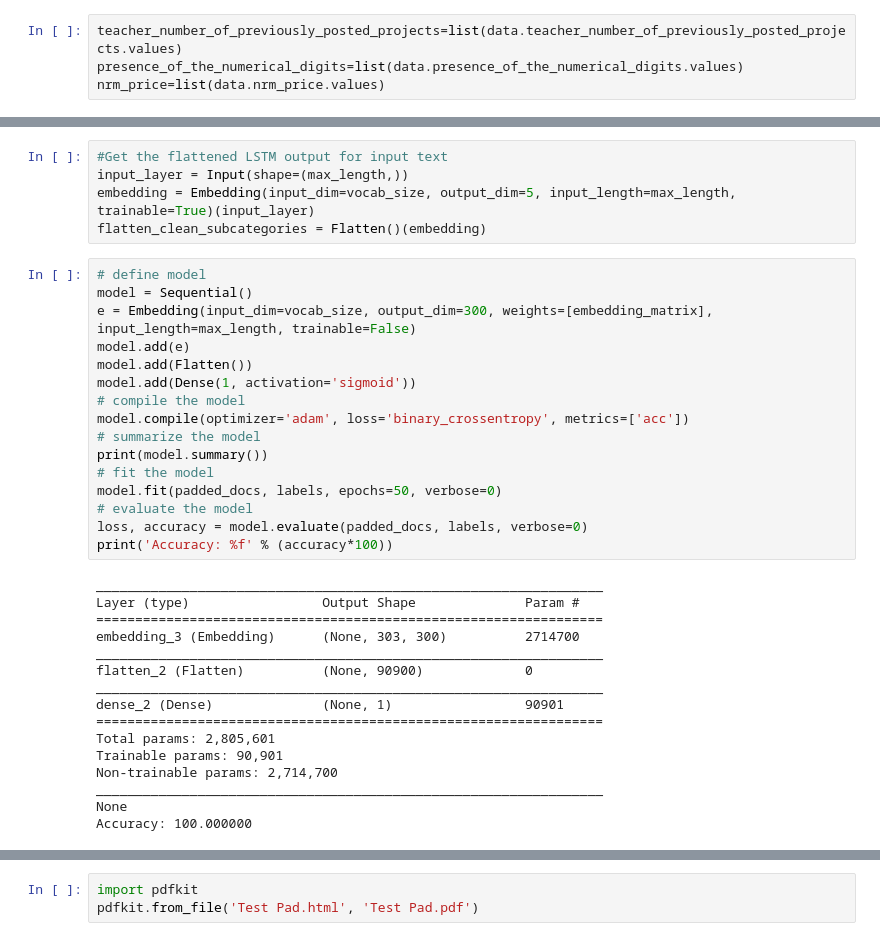
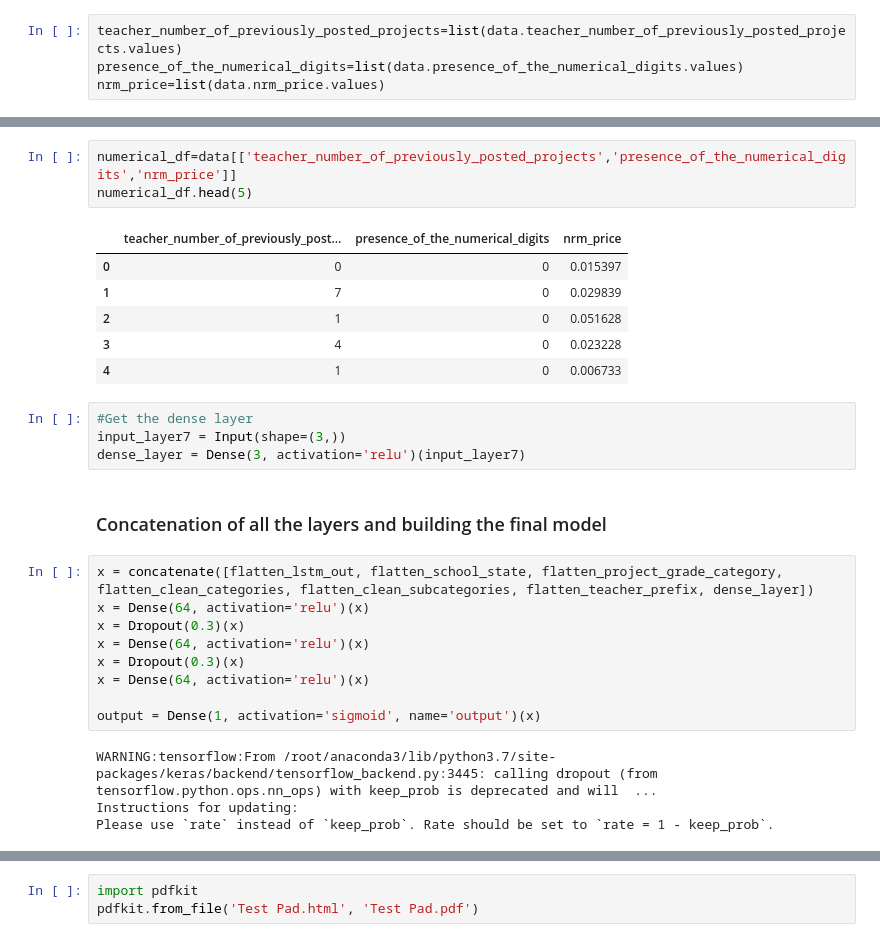
Before and after one commit to saugatapaul1010/LSTM-for-Donors, a Jupyter notebook: Test Pad.ipynb, the cells around one changed output, grey strips where cells are left out. Cells and saved outputs as stored; diff of their text form.

Commit message:
Model architecture is done for the first model.

```diff
--- a/Test Pad.ipynb
+++ b/Test Pad.ipynb
@@ -482,37 +315,29 @@ print(padded_docs_teacher_prefix)
-# %%
-#Get the flattened LSTM output for input text
-input_layer = Input(shape=(max_length,))
-embedding = Embedding(input_dim=vocab_size, output_dim=5, input_length=max_length, trainable=True)(input_layer)
-flatten_clean_subcategories = Flatten()(embedding)
-# %%
-# define model
-model = Sequential()
-e = Embedding(input_dim=vocab_size, output_dim=300, weights=[embedding_matrix], input_length=max_length, trainable=False)
-model.add(e)
-model.add(Flatten())
-model.add(Dense(1, activation='sigmoid'))
-# compile the model
-model.compile(optimizer='adam', loss='binary_crossentropy', metrics=['acc'])
-# summarize the model
-print(model.summary())
-# fit the model
-model.fit(padded_docs, labels, epochs=50, verbose=0)
-# evaluate the model
-loss, accuracy = model.evaluate(padded_docs, labels, verbose=0)
-print('Accuracy: %f' % (accuracy*100))
-# %% [output]
-_________________________________________________________________
-Layer (type)                 Output Shape              Param #
-=================================================================
-embedding_3 (Embedding)      (None, 303, 300)          2714700
-_________________________________________________________________
-flatten_2 (Flatten)          (None, 90900)             0
-_________________________________________________________________
-dense_2 (Dense)              (None, 1)                 90901
-=================================================================
-Total params: 2,805,601
-Trainable params: 90,901
-Non-trainable params: 2,714,700
-_________________________________________________________________
-None
-Accuracy: 100.000000
+# %%
+numerical_df=data[['teacher_number_of_previously_posted_projects','presence_of_the_numerical_digits','nrm_price']]
+numerical_df.head(5)
+# %% [output]
+|  | teacher_number_of_previously_post... | presence_of_the_numerical_digits | nrm_price |
+| 0 | 0 | 0 | 0.015397 |
+| 1 | 7 | 0 | 0.029839 |
+| 2 | 1 | 0 | 0.051628 |
+| 3 | 4 | 0 | 0.023228 |
+| 4 | 1 | 0 | 0.006733 |
+# %%
+#Get the dense layer
+input_layer7 = Input(shape=(3,))
+dense_layer = Dense(3, activation='relu')(input_layer7)
+# %% [markdown]
+### Concatenation of all the layers and building the final model
+# %%
+x = concatenate([flatten_lstm_out, flatten_school_state, flatten_project_grade_category, flatten_clean_categories, flatten_clean_subcategories, flatten_teacher_prefix, dense_layer])
+x = Dense(64, activation='relu')(x)
+x = Dropout(0.3)(x)
+x = Dense(64, activation='relu')(x)
+x = Dropout(0.3)(x)
+x = Dense(64, activation='relu')(x)
+
+output = Dense(1, activation='sigmoid', name='output')(x)
+# %% [output]
+WARNING:tensorflow:From /root/anaconda3/lib/python3.7/site-packages/keras/backend/tensorflow_backend.py:3445: calling dropout (from tensorflow.python.ops.nn_ops) with keep_prob is deprecated and will  ...
+Instructions for updating:
+Please use `rate` instead of `keep_prob`. Rate should be set to `rate = 1 - keep_prob`.
```
Also changed, not shown: parts of 26 cells of this notebook.
